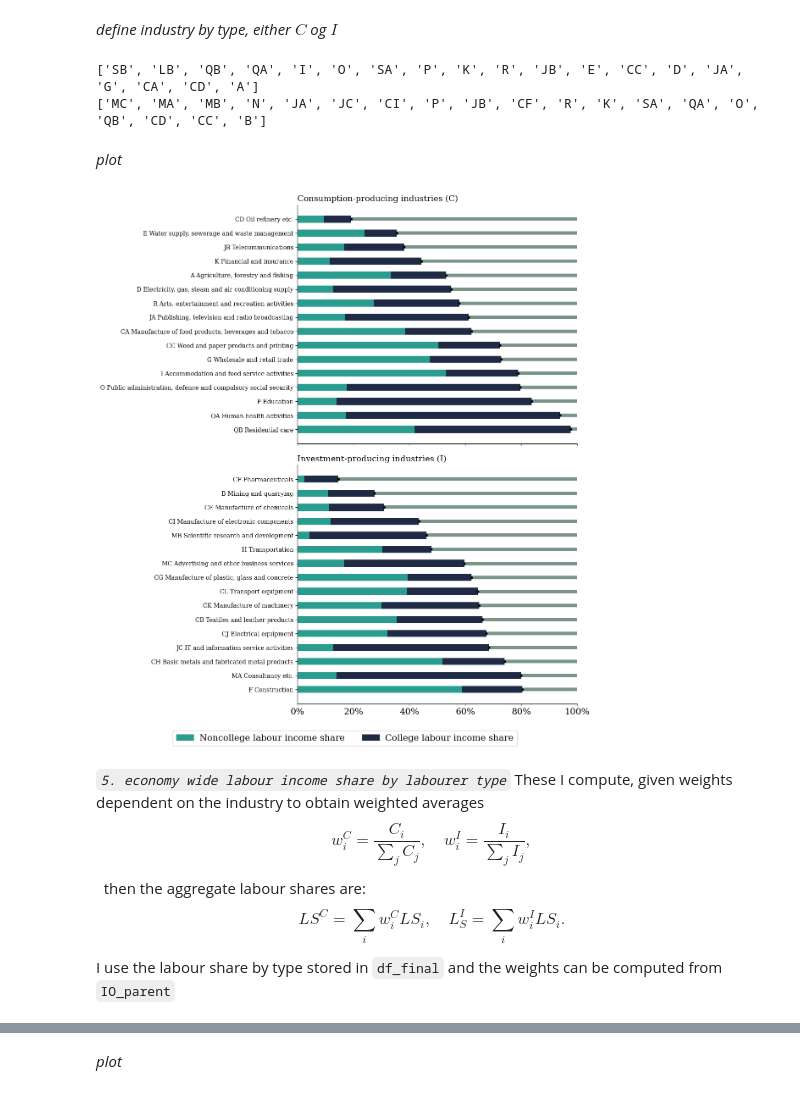
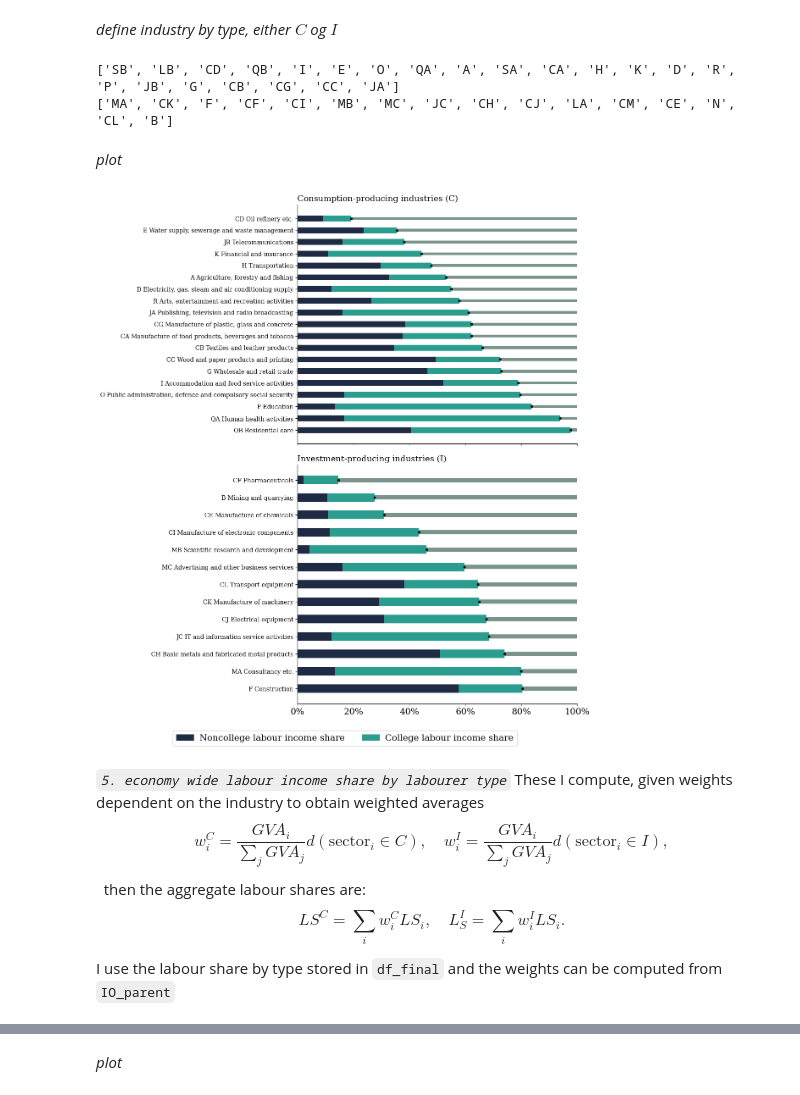
Before and after one commit to cfn368/ba_capinc, a Jupyter notebook: 4_expenditure_s.ipynb, the cells around one changed output, grey strips where cells are left out. Cells and saved outputs as stored; diff of their text form; code cells hidden in the pictures.

Commit message:
more sound labour shares

```diff
--- a/4_expenditure_s.ipynb
+++ b/4_expenditure_s.ipynb
@@ -451,13 +447,13 @@ INDKP107 = DstApi('INDKP107')
 # INDKP107.tablesummary(language='en')
 # INDKP107.variable_levels('INDKOMSTTYPE',language='en')
 # %%
-INDKP107 = DstApi('RAS310')
+INDKP107 = DstApi('INDKP107')
 
 # 1. types of income
 inc_type = [
     '115', # Wages and salaries etc., total
     # '120', # Entrepreneurial income, total (not sure how much of this to include if any)
-    # '125', #Received fees subject to labour market contr...
+    '125', # Received fees subject to labour market contr...
 ]
 # 2. set up fetch
 params_loen = {
@@ -501,8 +497,19 @@ college_loen    = ["40","60","65"]
 df_loen['non_college_wage'] = df_loen[noncollege_loen].sum(axis=1)
 df_loen['college_wage'] = df_loen[college_loen].sum(axis=1)
 
+out = (df_loen
+    .groupby('TID', as_index=False)
+    .agg(
+        non_college_wage = ('non_college_wage',
+                            lambda s: s[df_loen.loc[s.index, 'INDKOMSTTYPE']
+                                        .eq('4 Wages and salaries etc., total')]
+                            .sum()),
+        college_wage     = ('college_wage', 'sum'),
+    )
+)
+
 # 5. sum per year
-df_loen_year = df_loen.groupby('TID').agg({
+df_loen_year = out.groupby('TID').agg({
     'non_college_wage': 'sum',
     'college_wage': 'sum'
 }).reset_index()
@@ -534,31 +541,38 @@ df["LS_college"] = df["labor_share"] * df["wshare_college"]
 df["LS_noncol"]  = df["labor_share"] * df["wshare_noncol"]
 
 # 4. clean
-df_final = df[["TID","BRANCHE",'labor_share',"LS_college","LS_noncol"]].copy()
-df_final['sanity'] = df_final['LS_college'] + df_final['LS_noncol']
+df_final = df[["TID","BRANCHE",'labor_share',"LS_college","LS_noncol", 'GVA']].copy()
+df_final['sanity'] = df_final['LS_college'] + df_final['LS_noncol'] - df_final['labor_share']
 # %% [markdown]
 *define industry by type, either $C$ og $I$*
 # %%
 # 1. make list of 19 biggest parent classes in terms of consumption share in 2024
+IO_parent_year['Iagg'] = IO_parent_year['intan_share'] + IO_parent_year['tan_share']
+
 top_C = (IO_parent_year.sort_values(by='C_share', ascending=False)
-         .head(19)['parent']
+         .head(22)['parent']
          .tolist())
 
-top_I = (IO_parent_year.sort_values(by='intan_share', ascending=False)
-         .head(19)['parent']
+top_I = (IO_parent_year.sort_values(by='Iagg', ascending=False)
+         .head(16)['parent']
          .tolist())
 
 print(top_C)
 print(top_I)
 # %% [output]
-['SB', 'LB', 'QB', 'QA', 'I', 'O', 'SA', 'P', 'K', 'R', 'JB', 'E', 'CC', 'D', 'JA', 'G', 'CA', 'CD', 'A']
-['MC', 'MA', 'MB', 'N', 'JA', 'JC', 'CI', 'P', 'JB', 'CF', 'R', 'K', 'SA', 'QA', 'O', 'QB', 'CD', 'CC', 'B']
+['SB', 'LB', 'CD', 'QB', 'I', 'E', 'O', 'QA', 'A', 'SA', 'CA', 'H', 'K', 'D', 'R', 'P', 'JB', 'G', 'CB', 'CG', 'CC', 'JA']
+['MA', 'CK', 'F', 'CF', 'CI', 'MB', 'MC', 'JC', 'CH', 'CJ', 'LA', 'CM', 'CE', 'N', 'CL', 'B']
 # %%
 # 2. set up mapping
 df_final['code'] = df_final['BRANCHE'].str.split(' ').str[0]
 
 # 3. C or I type
-IO_parent_year['type'] = np.where(IO_parent_year['parent'].isin(top_C), 'C', 'I')
+IO_parent_year['type'] = np.select(
+    [IO_parent_year['parent'].isin(top_C),
+     IO_parent_year['parent'].isin(top_I)],
+    ['C', 'I'],
+    default='x'
+)
 
 # 4. map to type
 df_final['type'] = df_final['code'].map(IO_parent_year.set_index('parent')['type'])
@@ -576,8 +592,8 @@ cons = cons.sort_values("labor_share", ascending=False)
 inv  = inv.sort_values("labor_share", ascending=False)
 
 # colours (change if you want)
-c_col = "#1F2A44"   # college
-c_non = "#2A9D8F"   # noncollege
+c_col = "#2A9D8F"   # college
+c_non = "#1F2A44"   # noncollege
 c_cap = "#7a948a"   # residual to 100
 
 # fig
@@ -602,38 +618,39 @@ for ax, block, ttl in [
     ax.barh(y, col, left=noncol, color=c_col,
             edgecolor="none", height=0.5,
             label="College labour income share")
 
     ax.barh(y, cap, left=lab, color=c_cap, edgecolor="none", height=0.24)
 
     # dot at total labour share
     ax.scatter(lab, y, s=10, color="k", zorder=3)
 
     ax.set_yticks(y)
     ax.set_yticklabels(block["BRANCHE"], fontsize=10)
     ax.set_xlim(0, 100)
     ax.set_xticks(np.arange(0, 101, 20))
     ax.set_xticklabels([f"{v:d}%" for v in range(0, 101, 20)])
 
     for spine in ["top", "right"]:
         ax.spines[spine].set_visible(False)
 
     ax.set_title(ttl, loc="left", fontsize=14)
 
 # one legend for the whole figure (only the two labour components)
 handles, labels = axes[0].get_legend_handles_labels()
 fig.legend(
     handles[:2], labels[:2], loc="lower center",
     ncol=2, frameon=True, bbox_to_anchor=(0.5, 0.02))
 
 # fig.suptitle(f"Labour share split by education, {year}", y=0.995)
 plt.tight_layout(rect=(0, 0.06, 1, 0.97))
 plt.show()
 # %% [output]
-[figure, old version]
+[figure, new version]
 # %% [markdown]
 *`5. economy wide labour income share by labourer type`* These I compute, given weights dependent on the industry to obtain weighted averages
 $$
-    w_i^C = \frac{C_i}{\sum_j C_j}, \quad w^I_i = \frac{I_i}{\sum_j I_j},
+    w_i^C = \frac{GVA_i}{\sum_j GVA_j}d (\text{sector}_i \in C),
+        \quad w^I_i = \frac{GVA_i}{\sum_j GVA_j}d (\text{sector}_i \in I),
 $$
 then the aggregate labour shares are:
 $$
```
Also changed, not shown: parts of 16 cells of this notebook, 3 other files.
